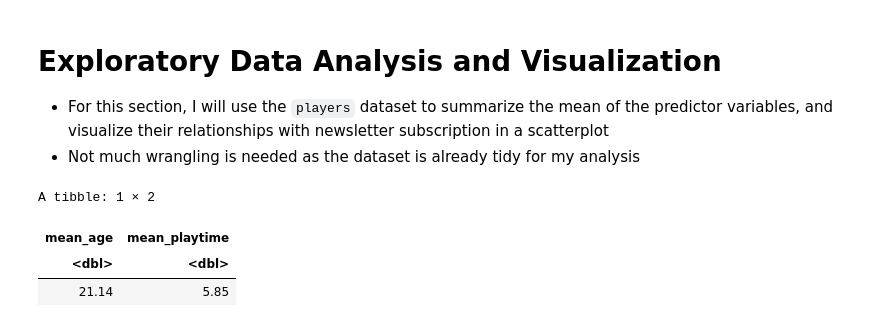
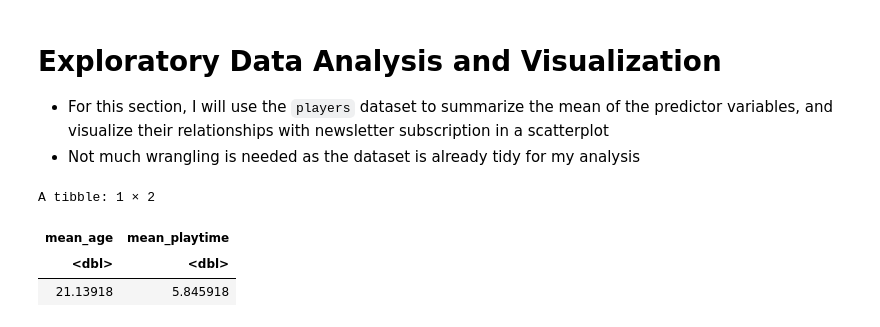
Before and after one commit to FunkyMonkey245/dsci_project_planning_individual, a Jupyter notebook: project_planning_final.ipynb, the cells around one changed output. Cells and saved outputs as stored; diff of their text form; code cells hidden in the pictures.

```diff
--- a/project_planning_final.ipynb
+++ b/project_planning_final.ipynb
@@ -116,16 +111,16 @@ To answer my specific question, I will be using the `players.csv` dataset and ap
 # %%
 # Mean summary of predictor variables
 mean_summary <- players |>
-  summarise(
-    mean_age = round(mean(Age, na.rm = TRUE), 2),
-    mean_playtime = round(mean(played_hours, na.rm = TRUE), 2)
+  summarize(
+    mean_age = mean(Age, na.rm = TRUE),
+    mean_playtime = mean(played_hours, na.rm = TRUE),
   )
 
 mean_summary
 # %% [output]
 A tibble: 1 × 2
 | mean_age | mean_playtime |
 | <dbl> | <dbl> |
-| 21.14 | 5.85 |
+| 21.13918 | 5.845918 |
 # %% [markdown]
 **Data Visualization**
```
Also changed, not shown: parts of 8 cells of this notebook.
